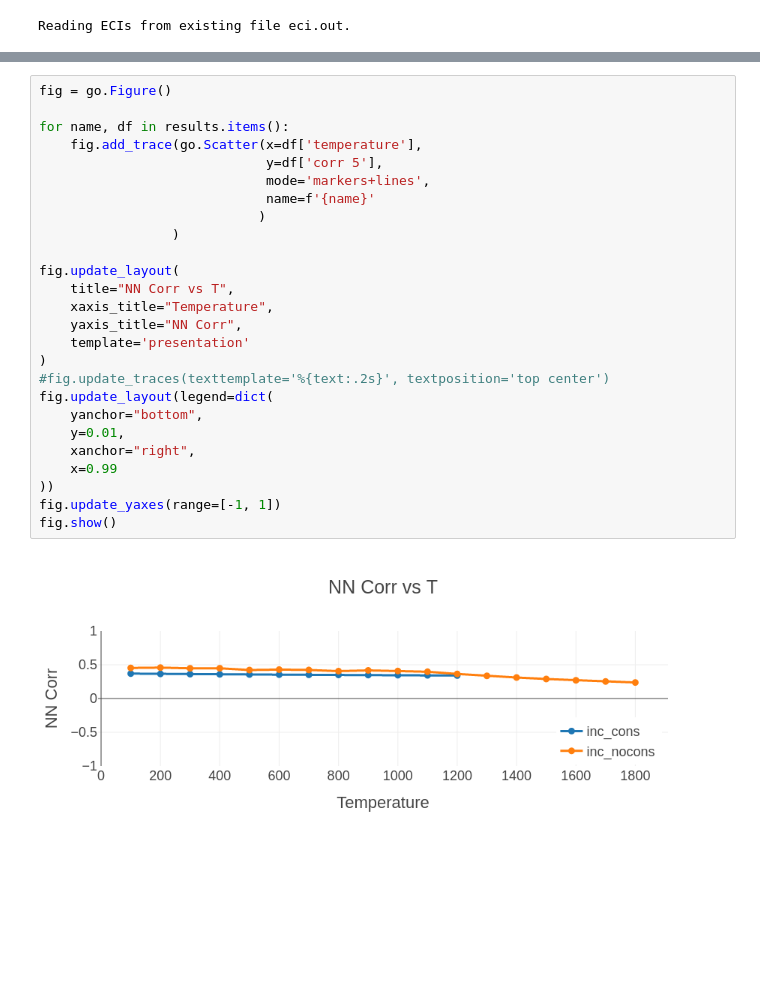
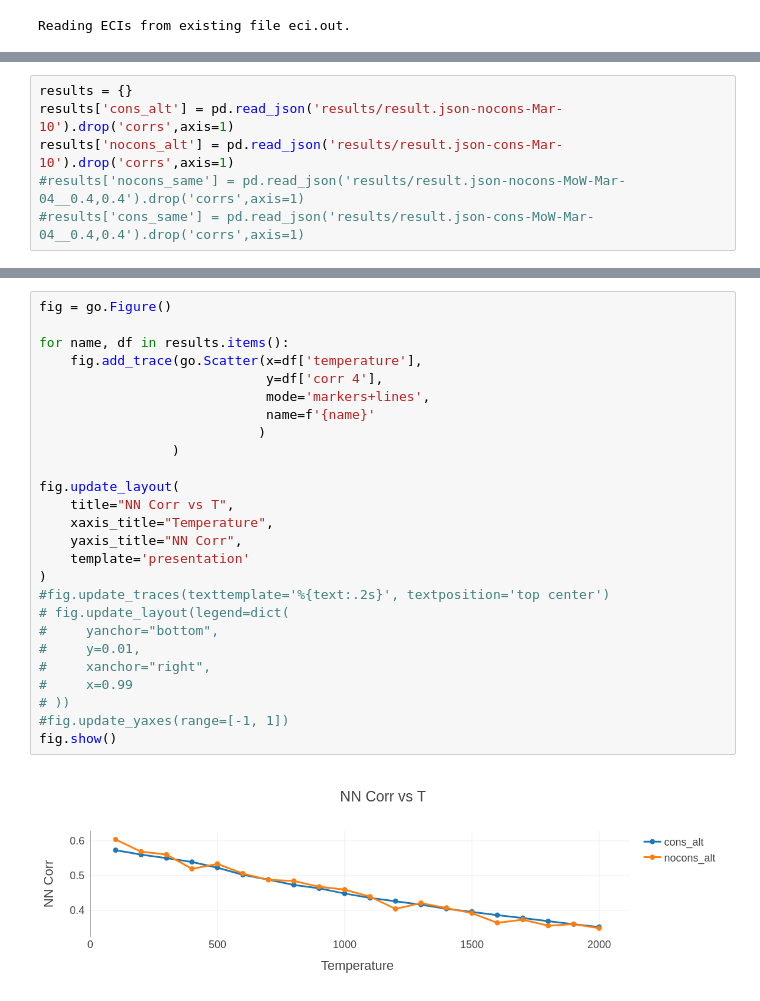
Before and after one commit to reach2sayan/CVM, a Jupyter notebook: Analysis_SRO.ipynb, the cells around one changed output, grey strips where cells are left out. Saved outputs shown, nothing was run; the diff lists cells and outputs as text; blank space fills up the shorter version.

```diff
--- a/Analysis_SRO.ipynb
+++ b/Analysis_SRO.ipynb
@@ -65,3 +55,9 @@ Name: temperature, dtype: int64
+# %%
+results = {}
+results['cons_alt'] = pd.read_json('results/result.json-nocons-Mar-10').drop('corrs',axis=1)
+results['nocons_alt'] = pd.read_json('results/result.json-cons-Mar-10').drop('corrs',axis=1)
+#results['nocons_same'] = pd.read_json('results/result.json-nocons-MoW-Mar-04__0.4,0.4').drop('corrs',axis=1)
+#results['cons_same'] = pd.read_json('results/result.json-cons-MoW-Mar-04__0.4,0.4').drop('corrs',axis=1)
 # %%
 fig = go.Figure()
 
@@ -92,28 +89,28 @@ fig.show()
 # %%
 fig = go.Figure()
 
 for name, df in results.items():
     fig.add_trace(go.Scatter(x=df['temperature'],
-                             y=df['corr 5'],
+                             y=df['corr 4'],
                              mode='markers+lines',
                              name=f'{name}'
                             )
                  )
 
 fig.update_layout(
     title="NN Corr vs T",
     xaxis_title="Temperature",
     yaxis_title="NN Corr",
     template='presentation'
 )
 #fig.update_traces(texttemplate='%{text:.2s}', textposition='top center')
-fig.update_layout(legend=dict(
-    yanchor="bottom",
-    y=0.01,
-    xanchor="right",
-    x=0.99
-))
-fig.update_yaxes(range=[-1, 1])
+# fig.update_layout(legend=dict(
+#     yanchor="bottom",
+#     y=0.01,
+#     xanchor="right",
+#     x=0.99
+# ))
+#fig.update_yaxes(range=[-1, 1])
 fig.show()
 # %% [output]
-[figure, old version]
+[figure, new version]
```
Also changed, not shown: parts of 5 cells of this notebook, 6 other files.
